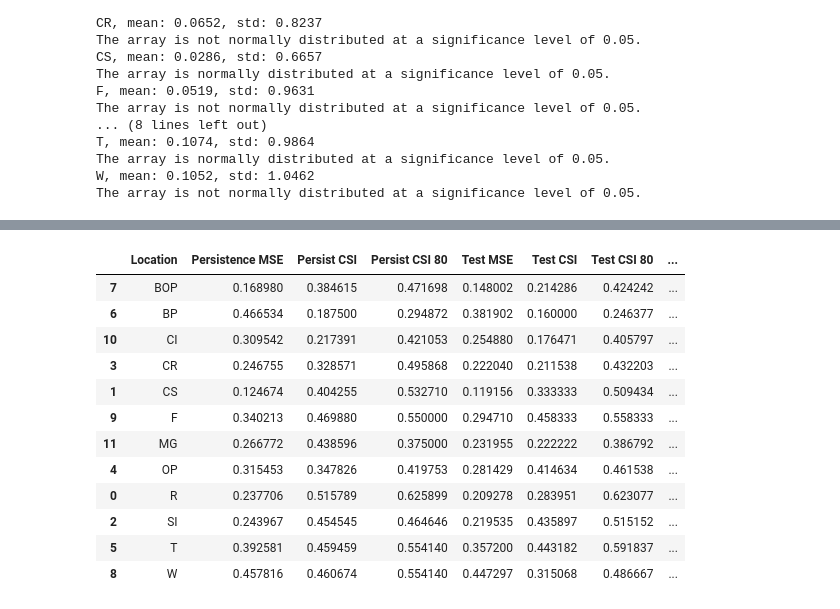
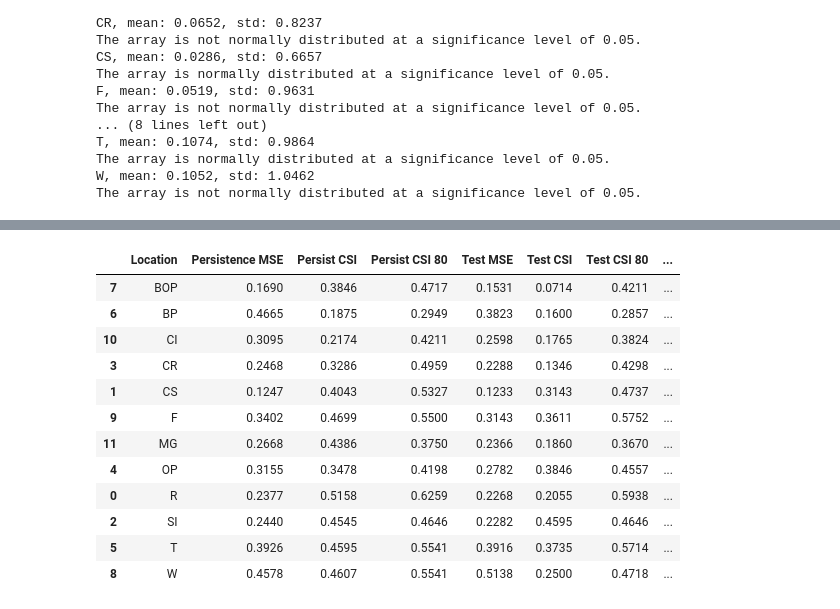
Before and after one commit to ding05/graphwaves_dgl, a Jupyter notebook: train_fcn.ipynb, the cells around one changed output, grey strips where cells are left out. Drawn from its saved outputs; the diff is of its cells as text; code cells hidden in the pictures.

```diff
--- a/train_fcn.ipynb
+++ b/train_fcn.ipynb
@@ -87,7 +100,8 @@ The array is not normally distributed at a significance level of 0.05.
 # %%
 net_class = 'FCN'
 num_layer = 2
-num_hid_feat = 20
+num_hid_feat = 100
+num_hid_feat_2 = 50
 num_out_feat = 1
 window_size = 6
 train_split = 0.8
@@ -95,26 +109,26 @@ loss_function = 'MSE'
 activation = 'tanh'
 optimizer = 'SGD'
 learning_rate = 0.01
-momentum = 0.9
 weight_decay = 0.01
 l1_ratio = 1
 regularization = 'EN' + str(l1_ratio) + str(weight_decay)
 drop_out_rate = 0
 batch_size = 64
-num_train_epochs = 200
+num_train_epochs = 400
 
 data_path = 'data/'
 models_path = 'out/'
 out_path = 'out/'
 
-num_var = 12
+num_var = 20
 
 class FCN(nn.Module):
-    def __init__(self, num_input_feat, num_hid_feat, num_out_feat, drop_out_rate):
+    def __init__(self, num_input_feat, num_hid_feat, num_hid_feat_2, num_out_feat, drop_out_rate):
         super(FCN, self).__init__()
         self.fc1 = nn.Linear(num_input_feat, num_hid_feat)
         self.fc2 = nn.Linear(num_hid_feat, num_hid_feat)
-        self.fc3 = nn.Linear(num_hid_feat, num_out_feat)
+        self.fc3 = nn.Linear(num_hid_feat, num_hid_feat_2)
+        self.fc4 = nn.Linear(num_hid_feat_2, num_out_feat)
         self.dropout = nn.Dropout(drop_out_rate)
 
     def forward(self, x):
@@ -122,7 +136,9 @@ class FCN(nn.Module):
         x = self.dropout(x)
         x = torch.tanh(self.fc2(x))
         x = self.dropout(x)
-        x = self.fc3(x)
+        x = torch.tanh(self.fc3(x))
+        x = self.dropout(x)
+        x = self.fc4(x)
         return x
 
 for lead_time in [1]:
@@ -139,14 +155,14 @@ for lead_time in [1]:
     all_test_csi_80 = []
     all_training_time = []
 
-    for loc in list(arrays.keys()):
+    for loc in list(nz.keys()):
 
         print('Location:', loc.upper())
 
-        y = arrays[loc]
+        y = nz[loc]
         y_all = y
 
-        x_all = [np.column_stack([arrays[list(arrays.keys())[i]][j:j+window_size] for i in range(num_var)]) for j in range(len(y)-window_size-lead_time)]
+        x_all = [np.column_stack([predictors[list(predictors.keys())[i]][j:j+window_size] for i in range(num_var)]) for j in range(len(y)-window_size-lead_time)]
         y_all = [y[j+window_size+lead_time-1] for j in range(len(y)-window_size-lead_time)]
         x_all = np.swapaxes(x_all, 1, 2)
         x_all_flat = np.array(x_all).reshape(-1, num_var*6)
@@ -163,7 +179,7 @@ for lead_time in [1]:
         print('90th Threshold:', threshold)
         print('80th Threshold:', threshold_low)
 
-        model = FCN(x_all_flat.shape[1], num_hid_feat, num_out_feat, drop_out_rate)
+        model = FCN(x_all_flat.shape[1], num_hid_feat, num_hid_feat_2, num_out_feat, drop_out_rate)
         optim = torch.optim.SGD(model.parameters(), lr=learning_rate, weight_decay=weight_decay)
         criterion = nn.MSELoss()
 
@@ -208,7 +224,7 @@ for lead_time in [1]:
 
         # End time
         stop = time.time()
-        training_time = str(round(stop - start, 4))
+        training_time = float(stop - start)
 
         with torch.no_grad():
             y_pred = model(x_train)
@@ -263,11 +279,11 @@ for lead_time in [1]:
         all_loc.append(loc.upper())
         all_persist_mse.append(persist_mse)
         all_test_mse.append(test_mse)
-        all_test_csi.append(test_csi)
-        all_test_csi_80.append(test_csi_80)
-        all_persist_csi.append(persist_csi)
-        all_persist_csi_80.append(persist_csi_80)
-        all_training_time.append(training_time)
+        all_test_csi.append(round(test_csi, 4))
+        all_test_csi_80.append(round(test_csi_80, 4))
+        all_persist_csi.append(round(persist_csi, 4))
+        all_persist_csi_80.append(round(persist_csi_80, 4))
+        all_training_time.append(round(training_time, 4))
 # %% [output]
 Location: R
 90th Threshold: 1.0772673
@@ -356,21 +364,21 @@ persist_pos
 # %%
-all_persist_mse_float = [float(i) for i in all_persist_mse]
-all_test_mse_float = [float(i) for i in all_test_mse]
+all_persist_mse_float = [round(float(i), 4) for i in all_persist_mse]
+all_test_mse_float = [round(float(i), 4) for i in all_test_mse]
 
 test_results = pd.DataFrame({'Location': all_loc, 'Persistence MSE': all_persist_mse_float, 'Persist CSI': all_persist_csi, 'Persist CSI 80': all_persist_csi_80, 'Test MSE': all_test_mse_float, 'Test CSI': all_test_csi, 'Test CSI 80': all_test_csi_80, 'Training Time': all_training_time})
 test_results = test_results.sort_values(by='Location')
 test_results
 # %% [output]
 |  | Location | Persistence MSE | Persist CSI | Persist CSI 80 | Test MSE | Test CSI | Test CSI 80 | ... |
-| 7 | BOP | 0.168980 | 0.384615 | 0.471698 | 0.148002 | 0.214286 | 0.424242 | ... |
-| 6 | BP | 0.466534 | 0.187500 | 0.294872 | 0.381902 | 0.160000 | 0.246377 | ... |
-| 10 | CI | 0.309542 | 0.217391 | 0.421053 | 0.254880 | 0.176471 | 0.405797 | ... |
-| 3 | CR | 0.246755 | 0.328571 | 0.495868 | 0.222040 | 0.211538 | 0.432203 | ... |
-| 1 | CS | 0.124674 | 0.404255 | 0.532710 | 0.119156 | 0.333333 | 0.509434 | ... |
-| 9 | F | 0.340213 | 0.469880 | 0.550000 | 0.294710 | 0.458333 | 0.558333 | ... |
-| 11 | MG | 0.266772 | 0.438596 | 0.375000 | 0.231955 | 0.222222 | 0.386792 | ... |
-| 4 | OP | 0.315453 | 0.347826 | 0.419753 | 0.281429 | 0.414634 | 0.461538 | ... |
-| 0 | R | 0.237706 | 0.515789 | 0.625899 | 0.209278 | 0.283951 | 0.623077 | ... |
-| 2 | SI | 0.243967 | 0.454545 | 0.464646 | 0.219535 | 0.435897 | 0.515152 | ... |
-| 5 | T | 0.392581 | 0.459459 | 0.554140 | 0.357200 | 0.443182 | 0.591837 | ... |
-| 8 | W | 0.457816 | 0.460674 | 0.554140 | 0.447297 | 0.315068 | 0.486667 | ... |
+| 7 | BOP | 0.1690 | 0.3846 | 0.4717 | 0.1531 | 0.0714 | 0.4211 | ... |
+| 6 | BP | 0.4665 | 0.1875 | 0.2949 | 0.3823 | 0.1600 | 0.2857 | ... |
+| 10 | CI | 0.3095 | 0.2174 | 0.4211 | 0.2598 | 0.1765 | 0.3824 | ... |
+| 3 | CR | 0.2468 | 0.3286 | 0.4959 | 0.2288 | 0.1346 | 0.4298 | ... |
+| 1 | CS | 0.1247 | 0.4043 | 0.5327 | 0.1233 | 0.3143 | 0.4737 | ... |
+| 9 | F | 0.3402 | 0.4699 | 0.5500 | 0.3143 | 0.3611 | 0.5752 | ... |
+| 11 | MG | 0.2668 | 0.4386 | 0.3750 | 0.2366 | 0.1860 | 0.3670 | ... |
+| 4 | OP | 0.3155 | 0.3478 | 0.4198 | 0.2782 | 0.3846 | 0.4557 | ... |
+| 0 | R | 0.2377 | 0.5158 | 0.6259 | 0.2268 | 0.2055 | 0.5938 | ... |
+| 2 | SI | 0.2440 | 0.4545 | 0.4646 | 0.2282 | 0.4595 | 0.4646 | ... |
+| 5 | T | 0.3926 | 0.4595 | 0.5541 | 0.3916 | 0.3735 | 0.5714 | ... |
+| 8 | W | 0.4578 | 0.4607 | 0.5541 | 0.5138 | 0.2500 | 0.4718 | ... |
```
Also changed, not shown: parts of 5 cells of this notebook.
